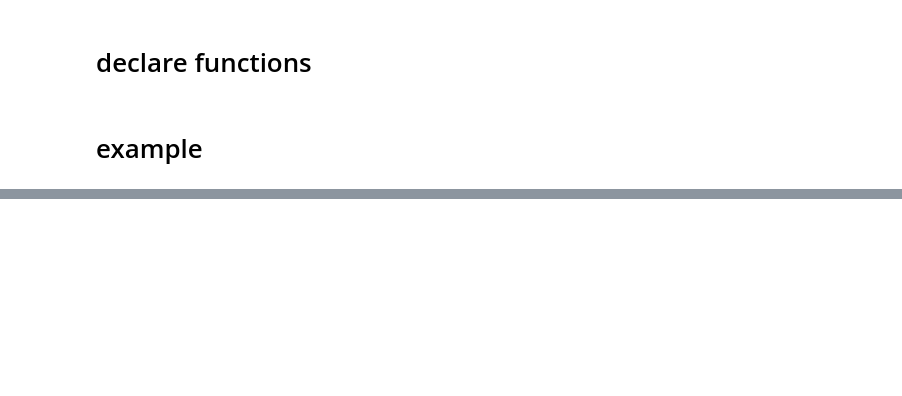
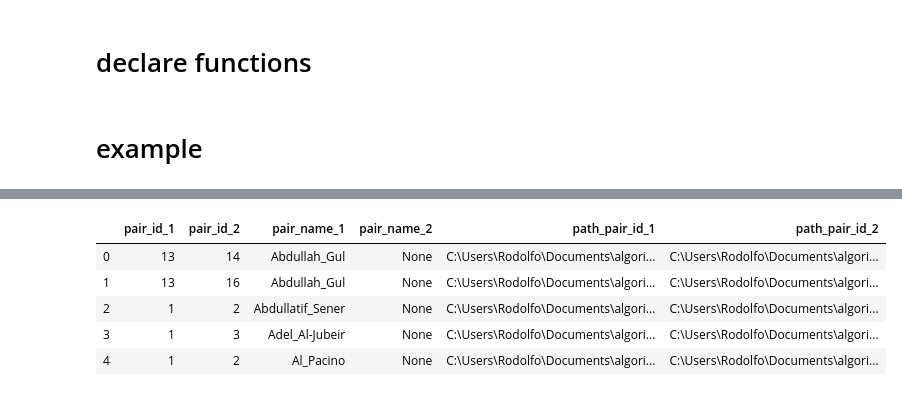
Before and after one commit to bkemmer/custom_cnn, a Jupyter notebook: notebooks/initialpreprocessing.ipynb, the cells around one changed output, grey strips where cells are left out. Saved outputs shown, nothing was run; the diff lists cells and outputs as text; code cells hidden in the pictures; blank space fills up the shorter version.

```diff
--- a/notebooks/initialpreprocessing.ipynb
+++ b/notebooks/initialpreprocessing.ipynb
@@ -52,0 +97,9 @@ image_a = image_path(lines[1].split('\t')[0], lines[1].split('\t')[1])
+# %%
+df_test.head()
+# %% [output]
+|  | pair_id_1 | pair_id_2 | pair_name_1 | pair_name_2 | path_pair_id_1 | path_pair_id_2 |
+| 0 | 13 | 14 | Abdullah_Gul | None | C:\Users\Rodolfo\Documents\algori... | C:\Users\Rodolfo\Documents\algori... |
+| 1 | 13 | 16 | Abdullah_Gul | None | C:\Users\Rodolfo\Documents\algori... | C:\Users\Rodolfo\Documents\algori... |
+| 2 | 1 | 2 | Abdullatif_Sener | None | C:\Users\Rodolfo\Documents\algori... | C:\Users\Rodolfo\Documents\algori... |
+| 3 | 1 | 3 | Adel_Al-Jubeir | None | C:\Users\Rodolfo\Documents\algori... | C:\Users\Rodolfo\Documents\algori... |
+| 4 | 1 | 2 | Al_Pacino | None | C:\Users\Rodolfo\Documents\algori... | C:\Users\Rodolfo\Documents\algori... |
```
Also changed, not shown: parts of 18 cells of this notebook.
